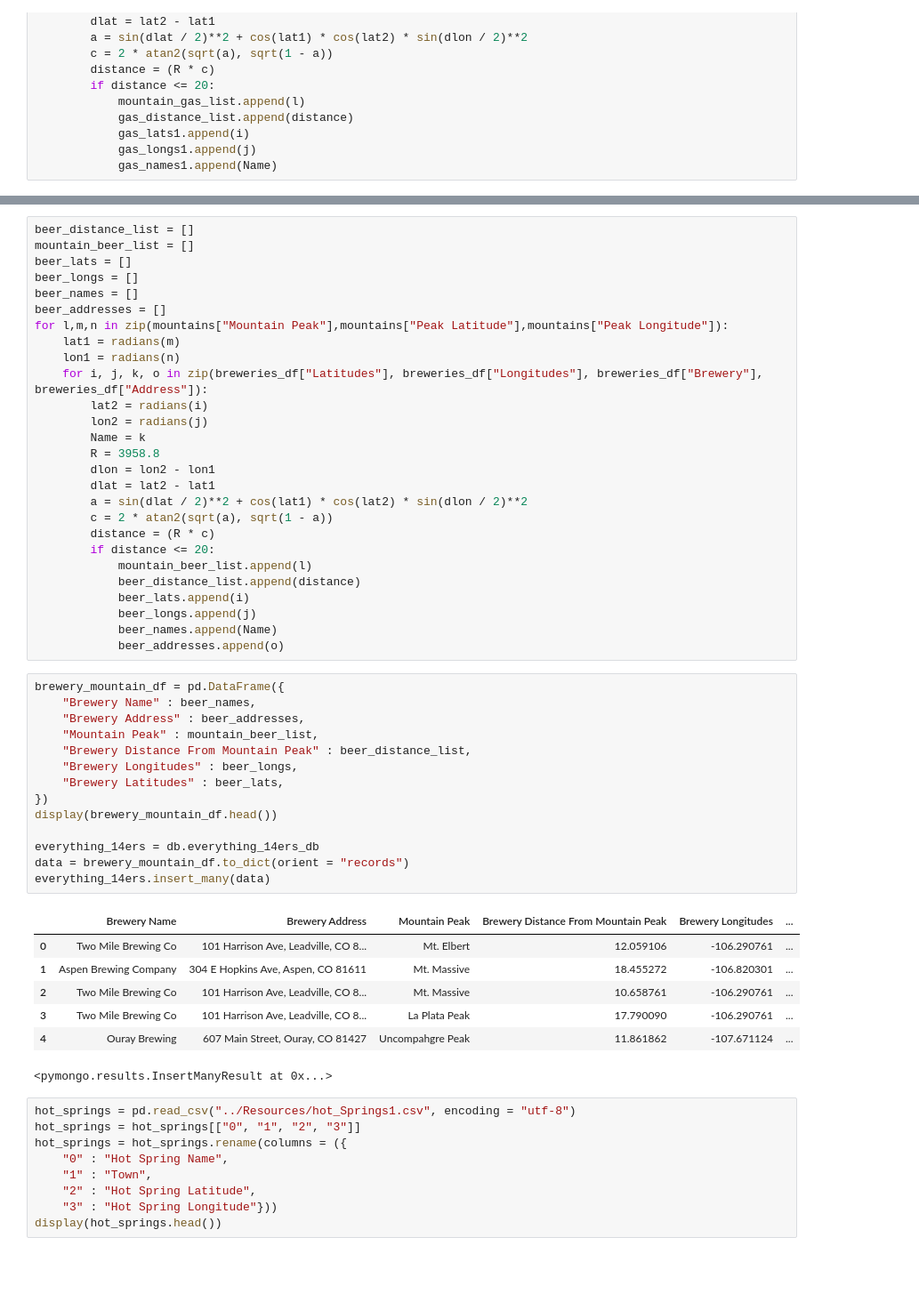
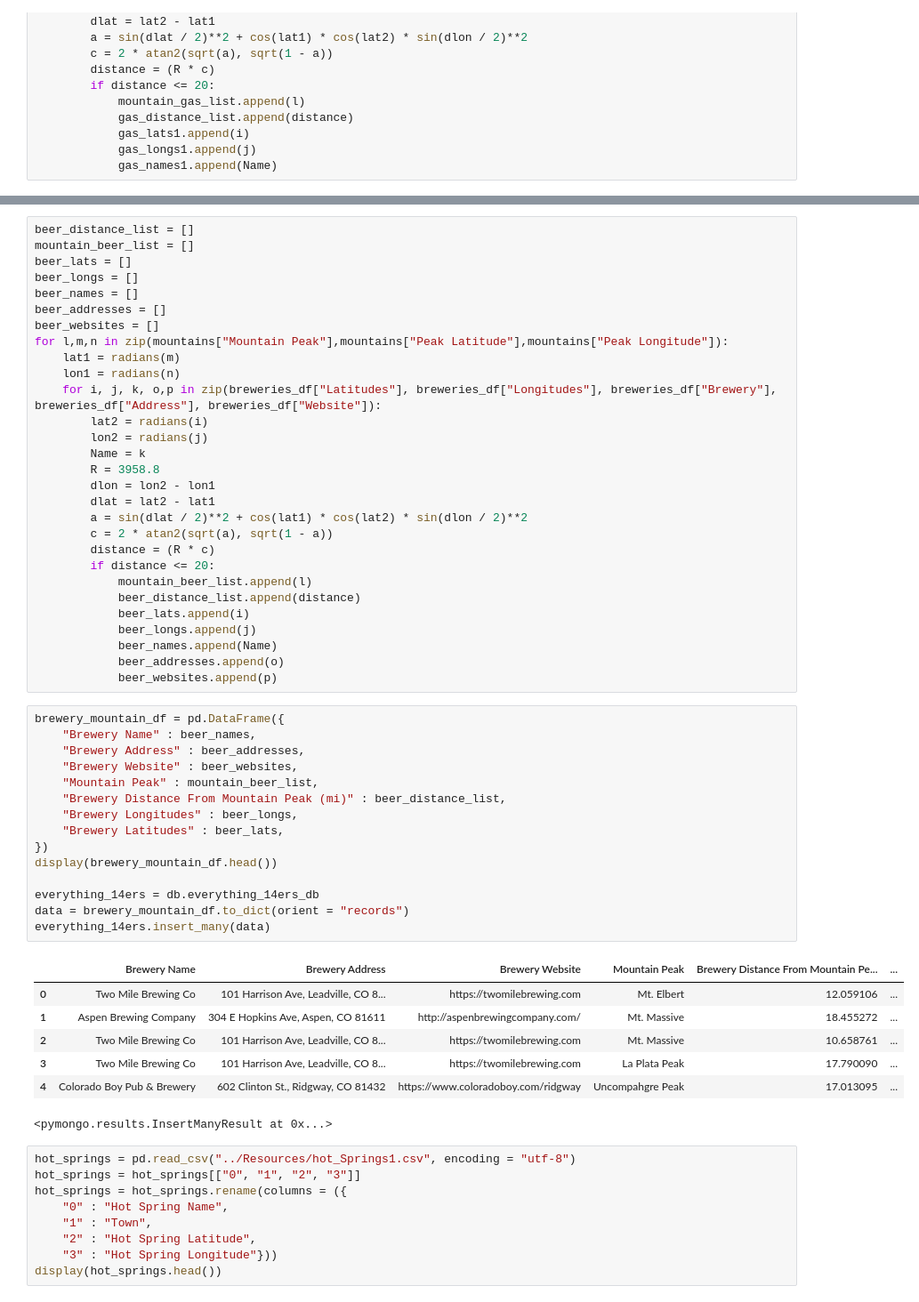
Before and after one commit to JohnMowry77/14ers_breweries_camping, a Jupyter notebook: Scripts/Cleaning_data_and_Mongo.ipynb, the cells around one changed output, grey strips where cells are left out. Shown at 89% size. Cells and saved outputs as stored; diff of their text form; blank space fills up the shorter version.

Commit message:
websites added to collections

```diff
--- a/Scripts/Cleaning_data_and_Mongo.ipynb
+++ b/Scripts/Cleaning_data_and_Mongo.ipynb
@@ -248,10 +243,11 @@ beer_lats = []
 beer_longs = []
 beer_names = []
 beer_addresses = []
+beer_websites = []
 for l,m,n in zip(mountains["Mountain Peak"],mountains["Peak Latitude"],mountains["Peak Longitude"]):
     lat1 = radians(m)
     lon1 = radians(n)
-    for i, j, k, o in zip(breweries_df["Latitudes"], breweries_df["Longitudes"], breweries_df["Brewery"], breweries_df["Address"]):
+    for i, j, k, o,p in zip(breweries_df["Latitudes"], breweries_df["Longitudes"], breweries_df["Brewery"], breweries_df["Address"], breweries_df["Website"]):
         lat2 = radians(i)
         lon2 = radians(j)
         Name = k
@@ -268,27 +264,29 @@ for l,m,n in zip(mountains["Mountain Peak"],mountains["Peak Latitude"],mountains
             beer_longs.append(j)
             beer_names.append(Name)
             beer_addresses.append(o)
+            beer_websites.append(p)
 # %%
 brewery_mountain_df = pd.DataFrame({
     "Brewery Name" : beer_names,
     "Brewery Address" : beer_addresses,
+    "Brewery Website" : beer_websites,
     "Mountain Peak" : mountain_beer_list,
-    "Brewery Distance From Mountain Peak" : beer_distance_list,
+    "Brewery Distance From Mountain Peak (mi)" : beer_distance_list,
     "Brewery Longitudes" : beer_longs,
     "Brewery Latitudes" : beer_lats,
 })
 display(brewery_mountain_df.head())
 
 everything_14ers = db.everything_14ers_db
 data = brewery_mountain_df.to_dict(orient = "records")
 everything_14ers.insert_many(data)
 # %% [output]
-|  | Brewery Name | Brewery Address | Mountain Peak | Brewery Distance From Mountain Peak | Brewery Longitudes | ... |
-| 0 | Two Mile Brewing Co | 101 Harrison Ave, Leadville, CO 8... | Mt. Elbert | 12.059106 | -106.290761 | ... |
-| 1 | Aspen Brewing Company | 304 E Hopkins Ave, Aspen, CO 81611 | Mt. Massive | 18.455272 | -106.820301 | ... |
-| 2 | Two Mile Brewing Co | 101 Harrison Ave, Leadville, CO 8... | Mt. Massive | 10.658761 | -106.290761 | ... |
-| 3 | Two Mile Brewing Co | 101 Harrison Ave, Leadville, CO 8... | La Plata Peak | 17.790090 | -106.290761 | ... |
-| 4 | Ouray Brewing | 607 Main Street, Ouray, CO 81427 | Uncompahgre Peak | 11.861862 | -107.671124 | ... |
+|  | Brewery Name | Brewery Address | Brewery Website | Mountain Peak | Brewery Distance From Mountain Pe... | ... |
+| 0 | Two Mile Brewing Co | 101 Harrison Ave, Leadville, CO 8... | https://twomilebrewing.com | Mt. Elbert | 12.059106 | ... |
+| 1 | Aspen Brewing Company | 304 E Hopkins Ave, Aspen, CO 81611 | http://aspenbrewingcompany.com/ | Mt. Massive | 18.455272 | ... |
+| 2 | Two Mile Brewing Co | 101 Harrison Ave, Leadville, CO 8... | https://twomilebrewing.com | Mt. Massive | 10.658761 | ... |
+| 3 | Two Mile Brewing Co | 101 Harrison Ave, Leadville, CO 8... | https://twomilebrewing.com | La Plata Peak | 17.790090 | ... |
+| 4 | Colorado Boy Pub & Brewery | 602 Clinton St., Ridgway, CO 81432 | https://www.coloradoboy.com/ridgway | Uncompahgre Peak | 17.013095 | ... |
 <pymongo.results.InsertManyResult at 0x...>
 # %%
 hot_springs = pd.read_csv("../Resources/hot_Springs1.csv", encoding = "utf-8")
```
Also changed, not shown: parts of 10 cells of this notebook, 1 other file.
